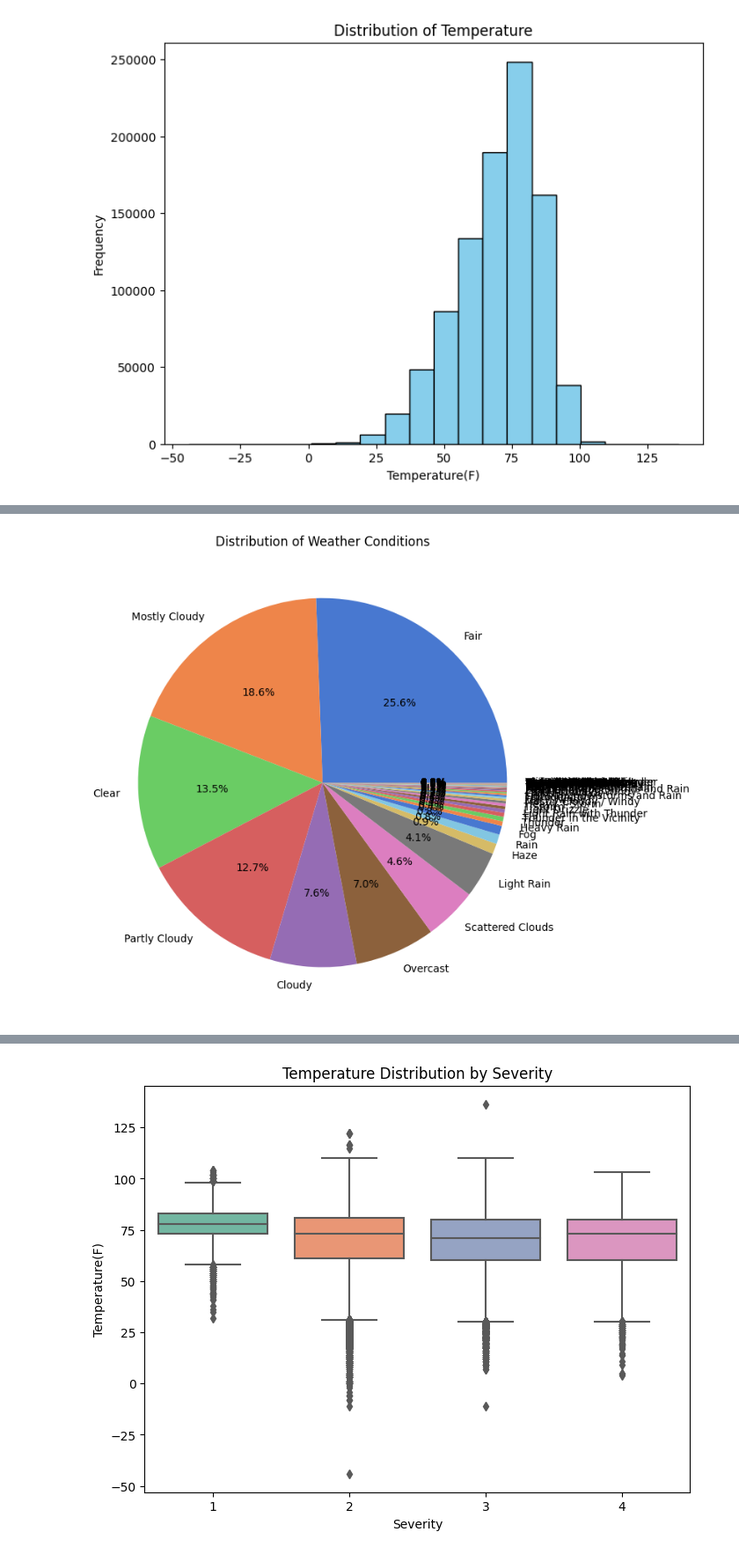
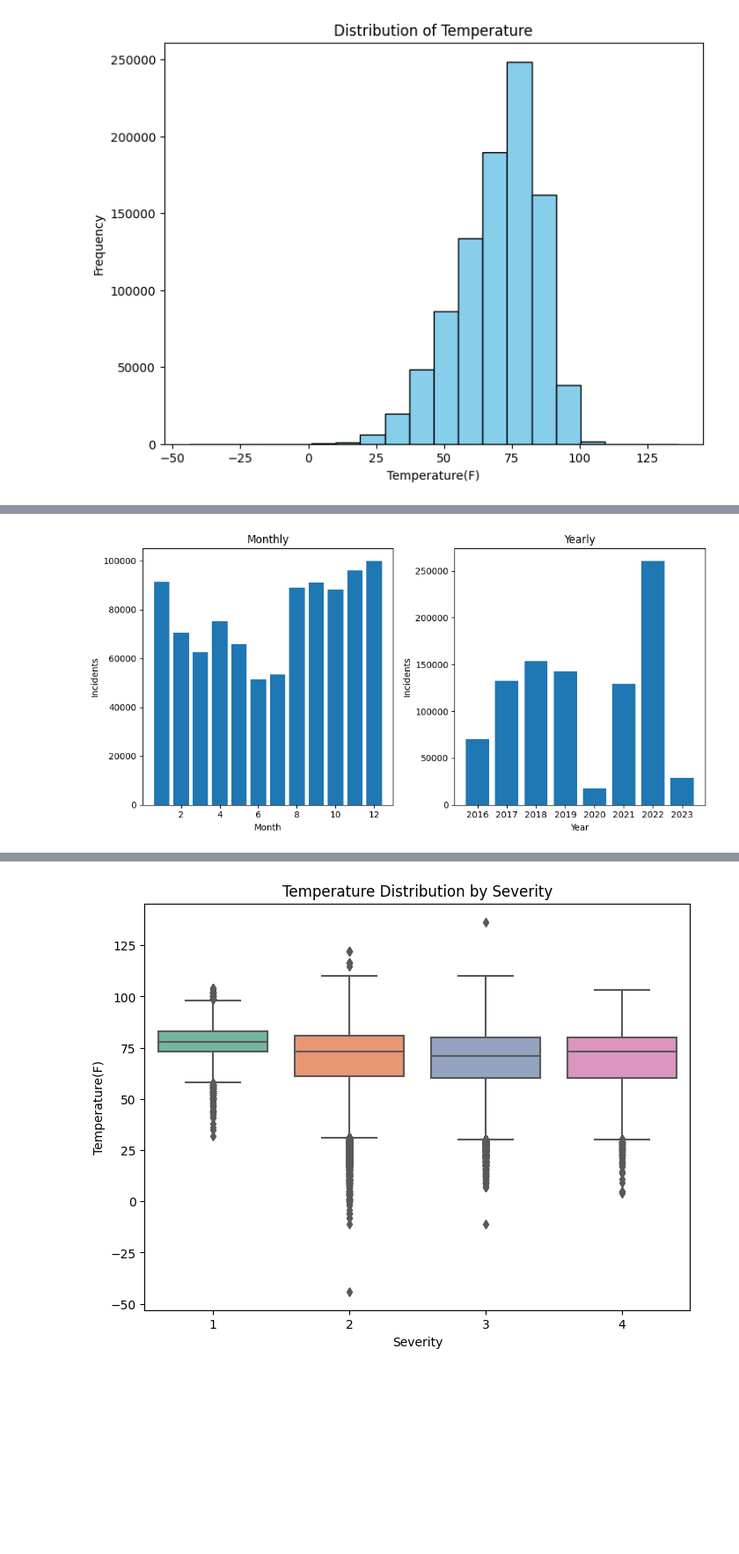
Before and after one commit to 200539302/DataAnalyticsProject, a Jupyter notebook: Data Visualization.ipynb, the cells around one changed output, grey strips where cells are left out. Shown at 88% size. Saved outputs shown, nothing was run; the diff lists cells and outputs as text; code cells hidden in the pictures; blank space fills up the shorter version.

```diff
--- a/Data Visualization.ipynb
+++ b/Data Visualization.ipynb
@@ -36,8 +17,30 @@ plt.show()
-# %%
-plt.figure(figsize=(8, 8))
-data['Weather_Condition'].value_counts().plot(kind='pie', autopct='%1.1f%%', colors=sns.color_palette('muted'))
-plt.title('Distribution of Weather Conditions')
-plt.ylabel('')
-plt.show()
-# %% [output]
-[figure, removed]
+# %%
+import pandas as pd
+import matplotlib.pyplot as plt
+
+data['Start_Date'] = pd.to_datetime(data['Start_Time'])
+data['month'] = data['Start_Date'].dt.month
+data['year'] = data['Start_Date'].dt.year
+
+monthly_counts = data.groupby('month').count()['ID'].reset_index()
+yearly_counts = data.groupby('year').count()['ID'].reset_index()
+
+# Create subplots
+fig, (ax1, ax2) = plt.subplots(1, 2, figsize=(10,5))
+
+# Monthly bar plot
+ax1.bar(monthly_counts['month'], monthly_counts['ID'])
+ax1.set_xlabel('Month')
+ax1.set_ylabel('Incidents')
+ax1.set_title('Monthly')
+
+# Yearly bar plot
+ax2.bar(yearly_counts['year'], yearly_counts['ID'])
+ax2.set_xlabel('Year')
+ax2.set_ylabel('Incidents')
+ax2.set_title('Yearly')
+
+fig.tight_layout()
+plt.show()
+# %% [output]
+[figure, added]
```
Also changed, not shown: parts of 9 cells of this notebook, 2 other files.
